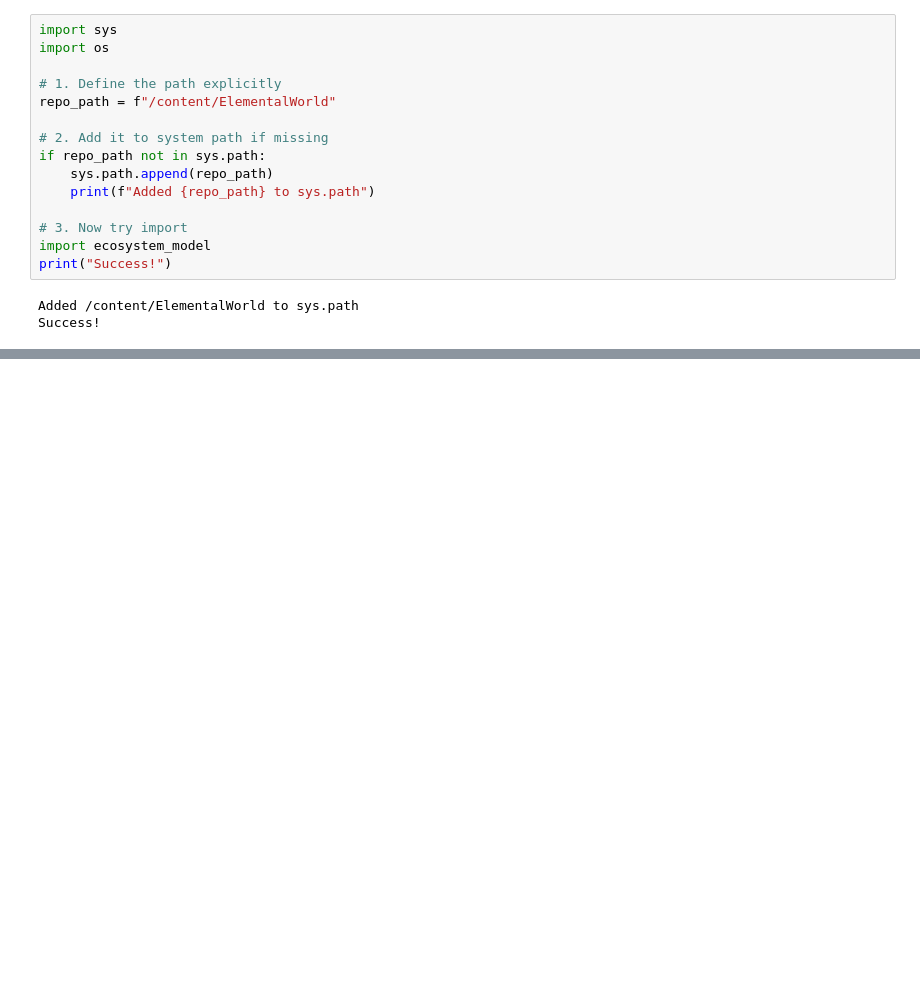
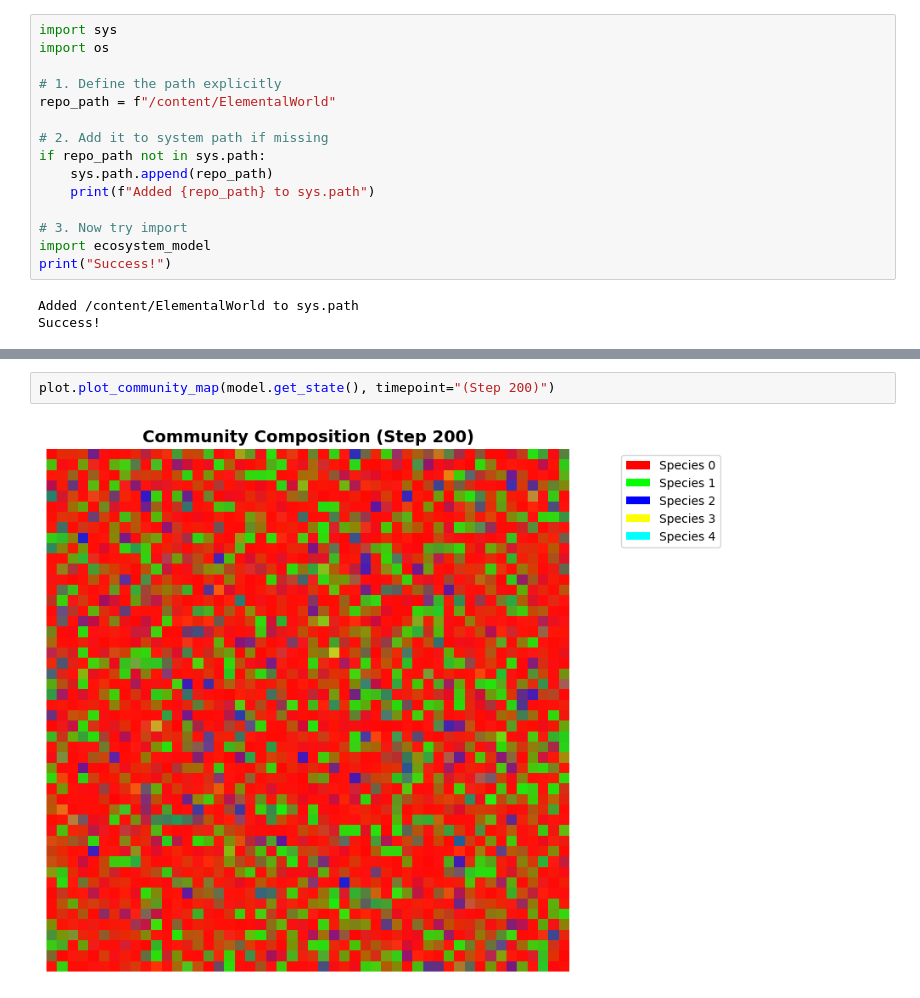
Before and after one commit to filipematos95/ElementalWorld, a Jupyter notebook: simulation_notebook.ipynb, the cells around one changed output, grey strips where cells are left out. Cells and saved outputs as stored; diff of their text form; blank space fills up the shorter version.

```diff
--- a/simulation_notebook.ipynb
+++ b/simulation_notebook.ipynb
@@ -56,0 +60,4 @@ ModuleNotFoundError: No module named 'ecosystem_model_N'
+# %%
+plot.plot_community_map(model.get_state(), timepoint="(Step 200)")
+# %% [output]
+[figure, added]
```
Also changed, not shown: parts of 3 cells of this notebook.
